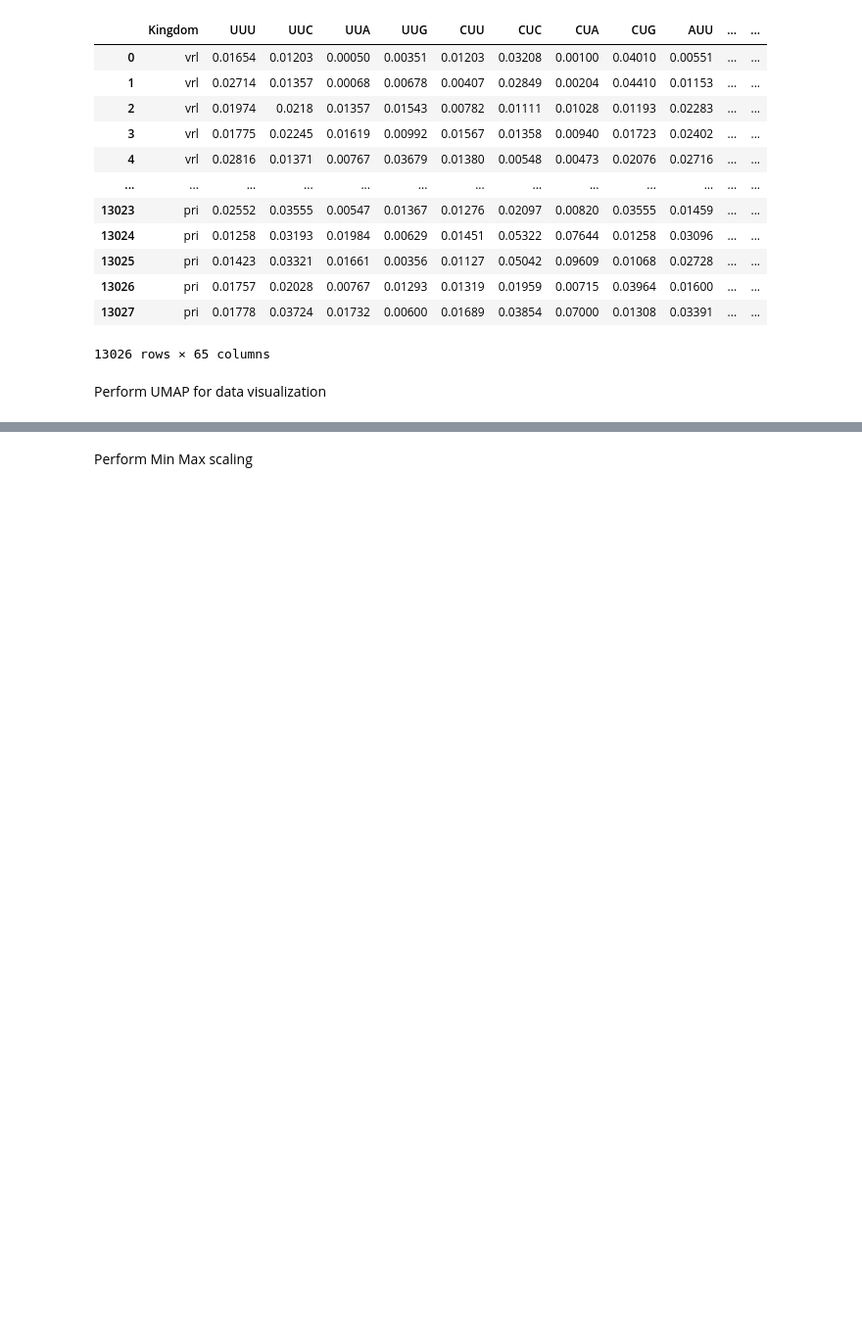
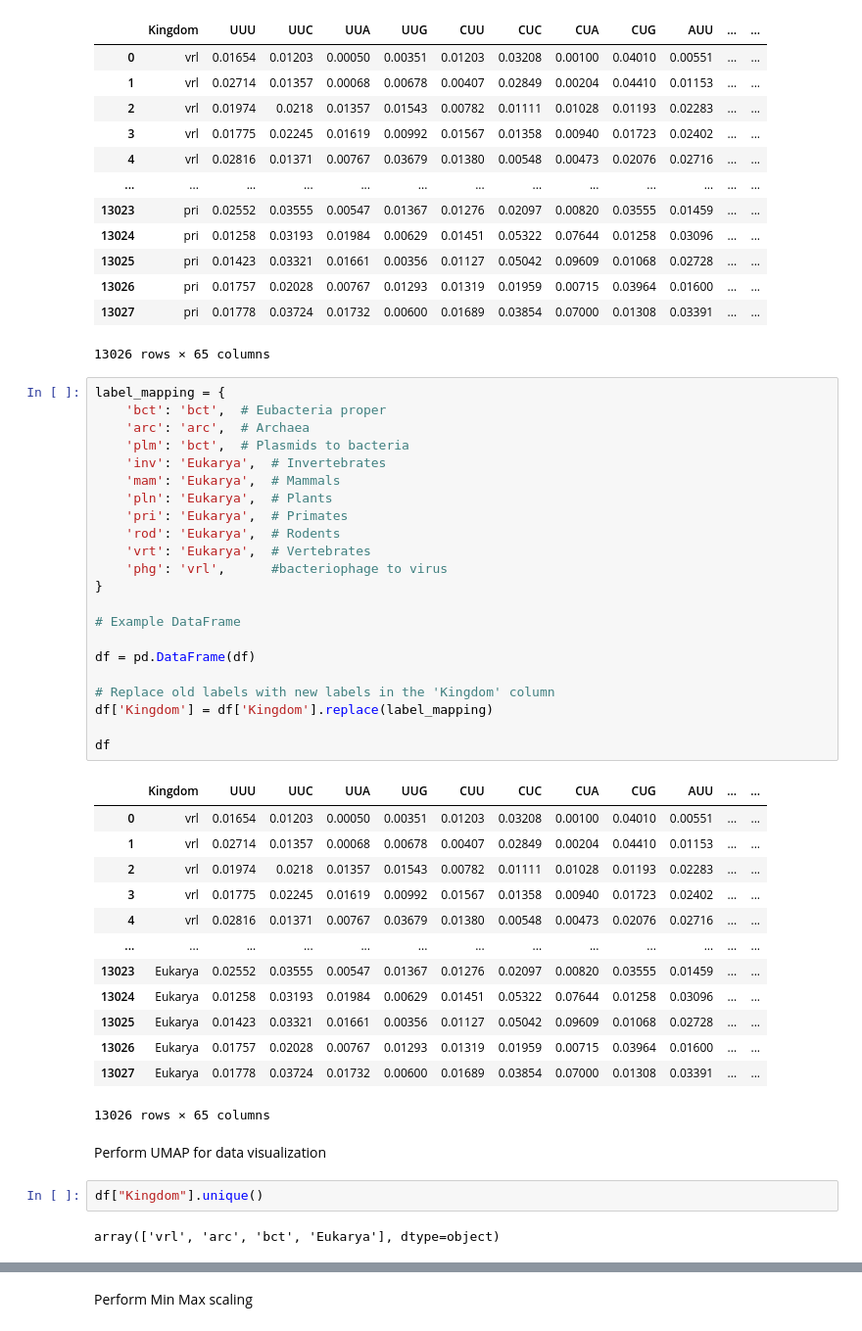
Before and after one commit to Philipp-Tanrek/ML-PR-Project, a Jupyter notebook: Codon_ML.ipynb, the cells around one changed output, grey strips where cells are left out. Shown: that part at 98% size. Drawn from its saved outputs; the diff is of its cells as text; blank space fills up the shorter version.

```diff
--- a/Codon_ML.ipynb
+++ b/Codon_ML.ipynb
@@ -82,8 +82,48 @@ df
 | 13026 | pri | 0.01757 | 0.02028 | 0.00767 | 0.01293 | 0.01319 | 0.01959 | 0.00715 | 0.03964 | 0.01600 | ... | ... |
 | 13027 | pri | 0.01778 | 0.03724 | 0.01732 | 0.00600 | 0.01689 | 0.03854 | 0.07000 | 0.01308 | 0.03391 | ... | ... |
 13026 rows × 65 columns
+# %%
+label_mapping = {
+    'bct': 'bct',  # Eubacteria proper
+    'arc': 'arc',  # Archaea
+    'plm': 'bct',  # Plasmids to bacteria
+    'inv': 'Eukarya',  # Invertebrates
+    'mam': 'Eukarya',  # Mammals
+    'pln': 'Eukarya',  # Plants
+    'pri': 'Eukarya',  # Primates
+    'rod': 'Eukarya',  # Rodents
+    'vrt': 'Eukarya',  # Vertebrates
+    'phg': 'vrl',      #bacteriophage to virus
+}
+
+# Example DataFrame
+
+df = pd.DataFrame(df)
+
+# Replace old labels with new labels in the 'Kingdom' column
+df['Kingdom'] = df['Kingdom'].replace(label_mapping)
+
+df
+# %% [output]
+|  | Kingdom | UUU | UUC | UUA | UUG | CUU | CUC | CUA | CUG | AUU | ... | ... |
+| 0 | vrl | 0.01654 | 0.01203 | 0.00050 | 0.00351 | 0.01203 | 0.03208 | 0.00100 | 0.04010 | 0.00551 | ... | ... |
+| 1 | vrl | 0.02714 | 0.01357 | 0.00068 | 0.00678 | 0.00407 | 0.02849 | 0.00204 | 0.04410 | 0.01153 | ... | ... |
+| 2 | vrl | 0.01974 | 0.0218 | 0.01357 | 0.01543 | 0.00782 | 0.01111 | 0.01028 | 0.01193 | 0.02283 | ... | ... |
+| 3 | vrl | 0.01775 | 0.02245 | 0.01619 | 0.00992 | 0.01567 | 0.01358 | 0.00940 | 0.01723 | 0.02402 | ... | ... |
+| 4 | vrl | 0.02816 | 0.01371 | 0.00767 | 0.03679 | 0.01380 | 0.00548 | 0.00473 | 0.02076 | 0.02716 | ... | ... |
+| ... | ... | ... | ... | ... | ... | ... | ... | ... | ... | ... | ... | ... |
+| 13023 | Eukarya | 0.02552 | 0.03555 | 0.00547 | 0.01367 | 0.01276 | 0.02097 | 0.00820 | 0.03555 | 0.01459 | ... | ... |
+| 13024 | Eukarya | 0.01258 | 0.03193 | 0.01984 | 0.00629 | 0.01451 | 0.05322 | 0.07644 | 0.01258 | 0.03096 | ... | ... |
+| 13025 | Eukarya | 0.01423 | 0.03321 | 0.01661 | 0.00356 | 0.01127 | 0.05042 | 0.09609 | 0.01068 | 0.02728 | ... | ... |
+| 13026 | Eukarya | 0.01757 | 0.02028 | 0.00767 | 0.01293 | 0.01319 | 0.01959 | 0.00715 | 0.03964 | 0.01600 | ... | ... |
+| 13027 | Eukarya | 0.01778 | 0.03724 | 0.01732 | 0.00600 | 0.01689 | 0.03854 | 0.07000 | 0.01308 | 0.03391 | ... | ... |
+13026 rows × 65 columns
 # %% [markdown]
 Perform UMAP for data visualization
+# %%
+df["Kingdom"].unique()
+# %% [output]
+array(['vrl', 'arc', 'bct', 'Eukarya'], dtype=object)
 # %%
 # Convert all features to numeric, coerce errors to NaN, and drop rows with NaN values
 features = df.drop('Kingdom', axis=1)
```
Also changed, not shown: parts of 7 cells of this notebook.
